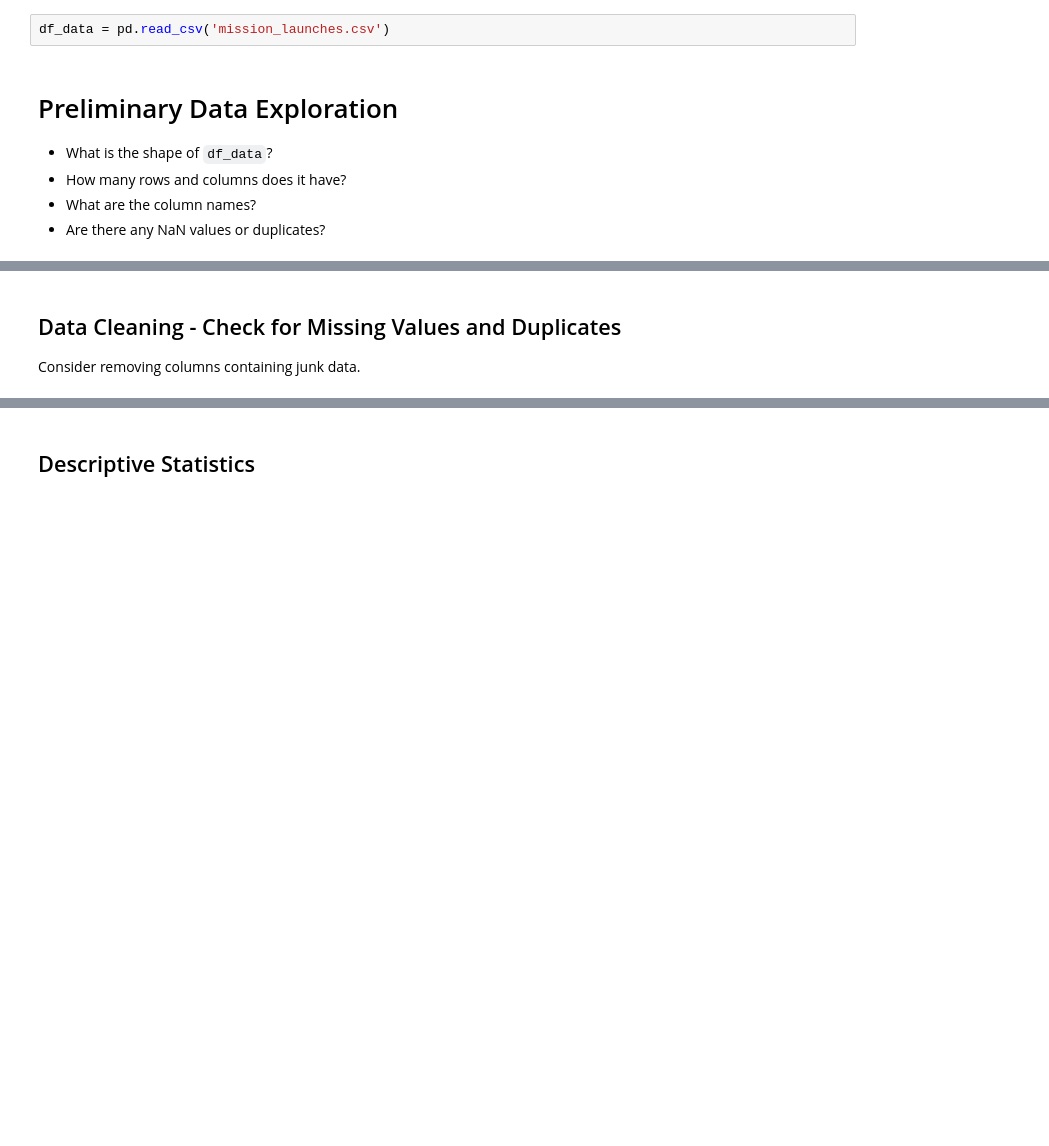
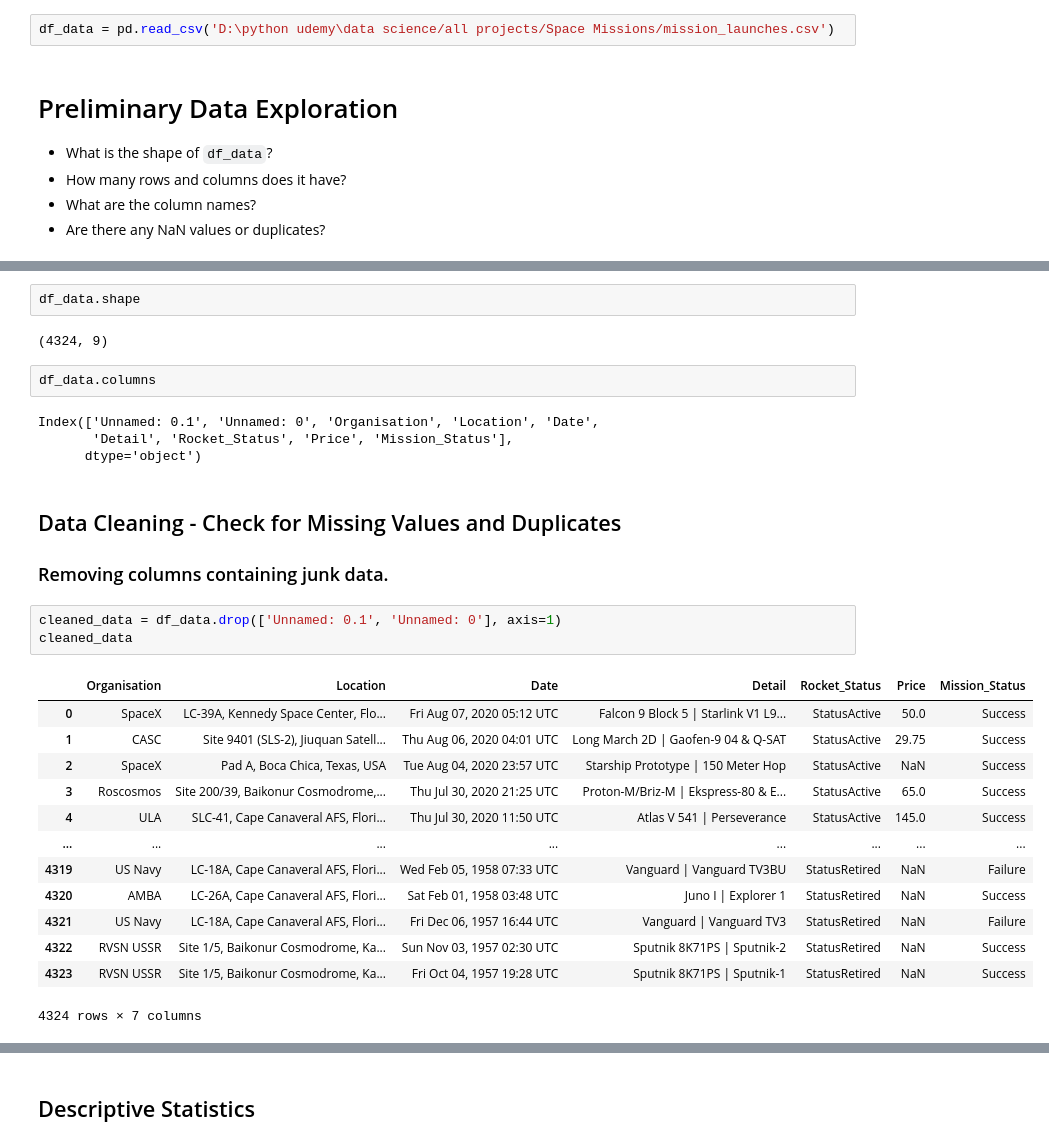
Before and after one commit to Toya-33/Data-Project-Python, a Jupyter notebook: Space Missions/Space_Missions_Analysis_(start).ipynb, the cells around one changed output, grey strips where cells are left out. Saved outputs shown, nothing was run; the diff lists cells and outputs as text; blank space fills up the shorter version.

```diff
--- a/Space Missions/Space_Missions_Analysis_(start).ipynb
+++ b/Space Missions/Space_Missions_Analysis_(start).ipynb
@@ -45,7 +31,7 @@ pd.options.display.float_format = '{:,.2f}'.format
 # %% [markdown]
 ### Load the Data
 # %%
-df_data = pd.read_csv('mission_launches.csv')
+df_data = pd.read_csv('D:\python udemy\data science/all projects/Space Missions/mission_launches.csv')
 # %% [markdown]
 # Preliminary Data Exploration
 
@@ -56,4 +60,31 @@ df_data = pd.read_csv('mission_launches.csv')
+# %%
+df_data.shape
+# %% [output]
+(4324, 9)
+# %%
+df_data.columns
+# %% [output]
+Index(['Unnamed: 0.1', 'Unnamed: 0', 'Organisation', 'Location', 'Date',
+       'Detail', 'Rocket_Status', 'Price', 'Mission_Status'],
+      dtype='object')
 # %% [markdown]
 ## Data Cleaning - Check for Missing Values and Duplicates
 
-Consider removing columns containing junk data.
+### Removing columns containing junk data.
+# %%
+cleaned_data = df_data.drop(['Unnamed: 0.1', 'Unnamed: 0'], axis=1)
+cleaned_data
+# %% [output]
+|  | Organisation | Location | Date | Detail | Rocket_Status | Price | Mission_Status |
+| 0 | SpaceX | LC-39A, Kennedy Space Center, Flo... | Fri Aug 07, 2020 05:12 UTC | Falcon 9 Block 5 | Starlink V1 L9... | StatusActive | 50.0 | Success |
+| 1 | CASC | Site 9401 (SLS-2), Jiuquan Satell... | Thu Aug 06, 2020 04:01 UTC | Long March 2D | Gaofen-9 04 & Q-SAT | StatusActive | 29.75 | Success |
+| 2 | SpaceX | Pad A, Boca Chica, Texas, USA | Tue Aug 04, 2020 23:57 UTC | Starship Prototype | 150 Meter Hop | StatusActive | NaN | Success |
+| 3 | Roscosmos | Site 200/39, Baikonur Cosmodrome,... | Thu Jul 30, 2020 21:25 UTC | Proton-M/Briz-M | Ekspress-80 & E... | StatusActive | 65.0 | Success |
+| 4 | ULA | SLC-41, Cape Canaveral AFS, Flori... | Thu Jul 30, 2020 11:50 UTC | Atlas V 541 | Perseverance | StatusActive | 145.0 | Success |
+| ... | ... | ... | ... | ... | ... | ... | ... |
+| 4319 | US Navy | LC-18A, Cape Canaveral AFS, Flori... | Wed Feb 05, 1958 07:33 UTC | Vanguard | Vanguard TV3BU | StatusRetired | NaN | Failure |
+| 4320 | AMBA | LC-26A, Cape Canaveral AFS, Flori... | Sat Feb 01, 1958 03:48 UTC | Juno I | Explorer 1 | StatusRetired | NaN | Success |
+| 4321 | US Navy | LC-18A, Cape Canaveral AFS, Flori... | Fri Dec 06, 1957 16:44 UTC | Vanguard | Vanguard TV3 | StatusRetired | NaN | Failure |
+| 4322 | RVSN USSR | Site 1/5, Baikonur Cosmodrome, Ka... | Sun Nov 03, 1957 02:30 UTC | Sputnik 8K71PS | Sputnik-2 | StatusRetired | NaN | Success |
+| 4323 | RVSN USSR | Site 1/5, Baikonur Cosmodrome, Ka... | Fri Oct 04, 1957 19:28 UTC | Sputnik 8K71PS | Sputnik-1 | StatusRetired | NaN | Success |
+4324 rows × 7 columns
```
Also changed, not shown: parts of 45 cells of this notebook.
